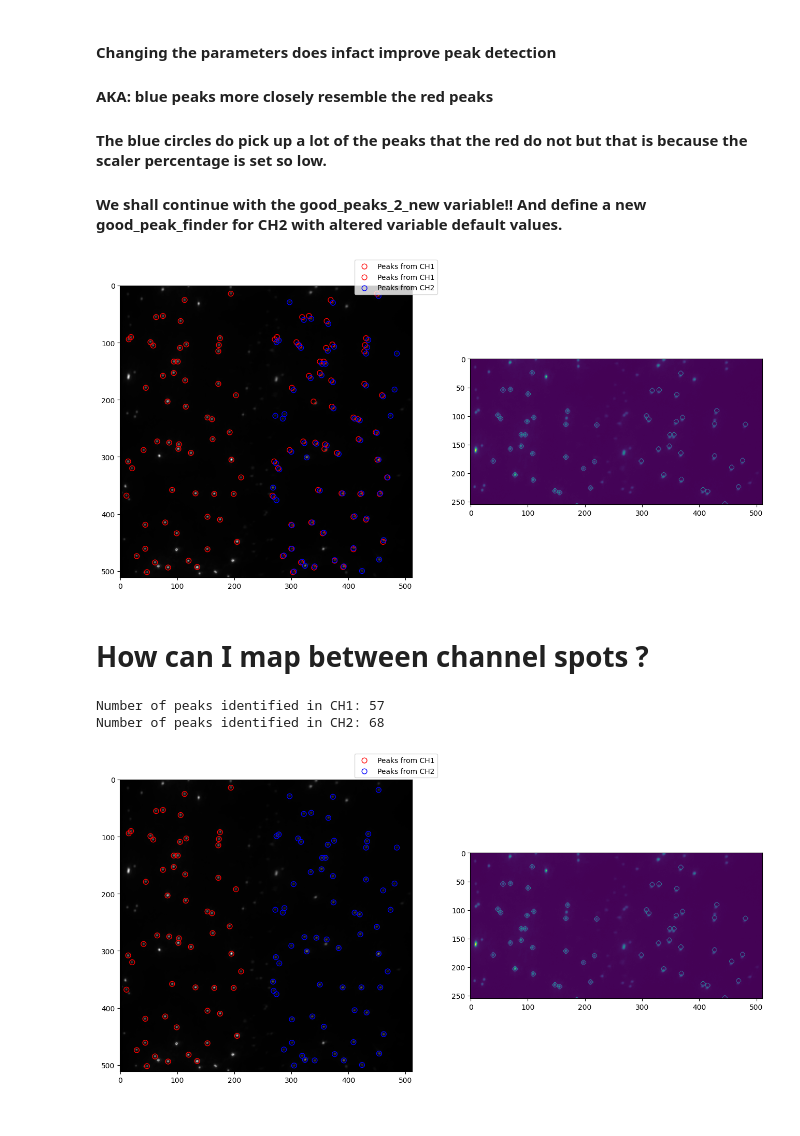
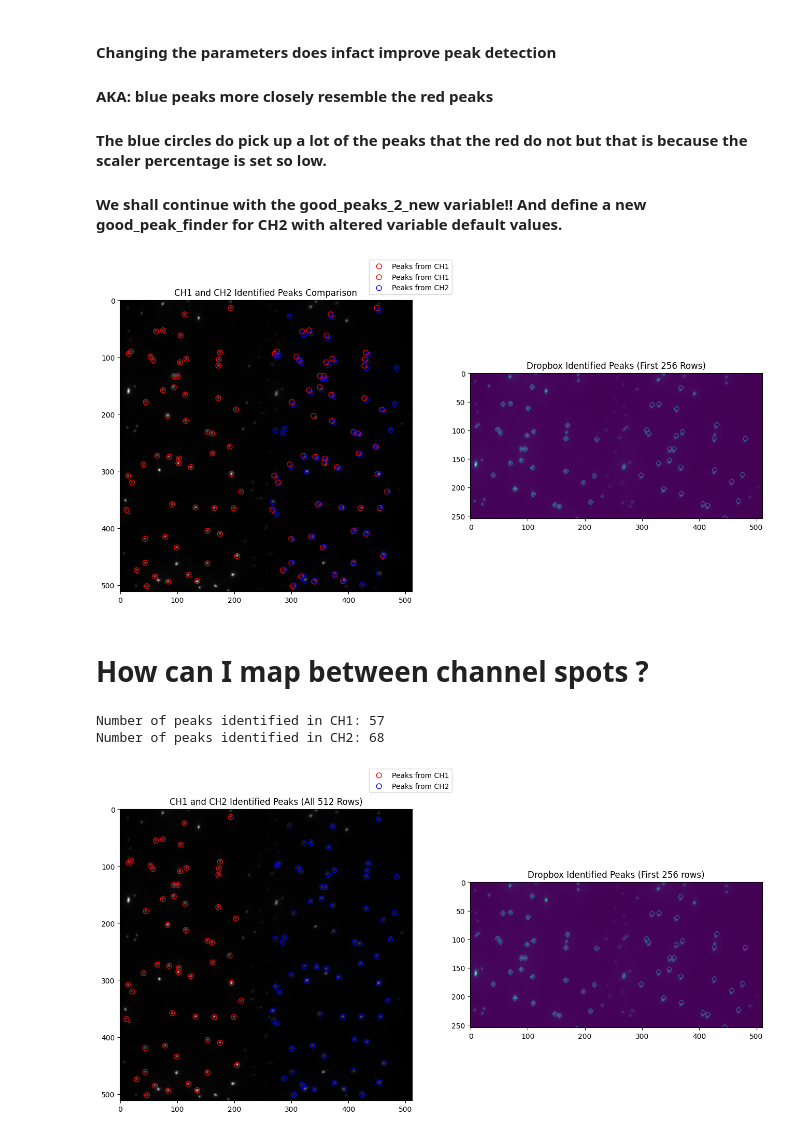
Before and after one commit to ljhason/smImaging-Exploration, a Jupyter notebook: img_avg_map/find_peaks_ch2.ipynb, the cells around one changed output. Drawn from its saved outputs; the diff is of its cells as text; code cells hidden in the pictures.

```diff
--- a/img_avg_map/find_peaks_ch2.ipynb
+++ b/img_avg_map/find_peaks_ch2.ipynb
@@ -99,16 +104,18 @@ good_peaks_2_CH2 = shift_peaks_CH(good_peaks_2_new)
 # %%
 #All in one image!
 f, axes = plt.subplots(1, 2, figsize=(16, 24))
+axes[0].set_title("CH1 and CH2 Identified Peaks Comparison")
 axes[0].imshow(image, cmap="gray")
 axes[0].scatter(good_peaks_1[:, 1], good_peaks_1[:, 0], s=50, facecolors='none', edgecolors='r', label='Peaks from CH1')
 axes[0].scatter(good_peaks_1_CH2[:, 1], good_peaks_1_CH2[:, 0], s=50, facecolors='none', edgecolors='r', label='Peaks from CH1')
 axes[0].scatter(good_peaks_2_CH2[:, 1], good_peaks_2_CH2[:, 0], s=50, facecolors='none', edgecolors='b', label='Peaks from CH2')
-axes[0].legend(loc='upper right', bbox_to_anchor=(1.1, 1.1))
+axes[0].legend(loc='upper right', bbox_to_anchor=(1.15, 1.15))
 
+axes[1].set_title("Dropbox Identified Peaks (First 256 Rows)")
 axes[1].imshow(hel1_ave_image)
 plt.show()
 # %% [output]
-[figure, old version]
+[figure, new version]
 # %% [markdown]
 # How can I map between channel spots ?
 # %%
@@ -117,14 +124,16 @@ print(f"Number of peaks identified in CH1: {len(good_peaks_1)}")
 print(f"Number of peaks identified in CH2: {len(good_peaks_2_CH2)}")
 
 f, axes = plt.subplots(1, 2, figsize=(16, 24))
+axes[0].set_title("CH1 and CH2 Identified Peaks (All 512 Rows)")
 axes[0].imshow(image, cmap="gray")
 axes[0].scatter(good_peaks_1[:, 1], good_peaks_1[:, 0], s=50, facecolors='none', edgecolors='r', label='Peaks from CH1')
 axes[0].scatter(good_peaks_2_CH2[:, 1], good_peaks_2_CH2[:, 0], s=50, facecolors='none', edgecolors='b', label='Peaks from CH2')
-axes[0].legend(loc='upper right', bbox_to_anchor=(1.1, 1.1))
+axes[0].legend(loc='upper right', bbox_to_anchor=(1.15, 1.15))
 
+axes[1].set_title("Dropbox Identified Peaks (First 256 rows)")
 axes[1].imshow(hel1_ave_image)
 plt.show()
 # %% [output]
 Number of peaks identified in CH1: 57
 Number of peaks identified in CH2: 68
-[figure, old version]
+[figure, new version]
```
Also changed, not shown: parts of 5 cells of this notebook, 2 other files.
